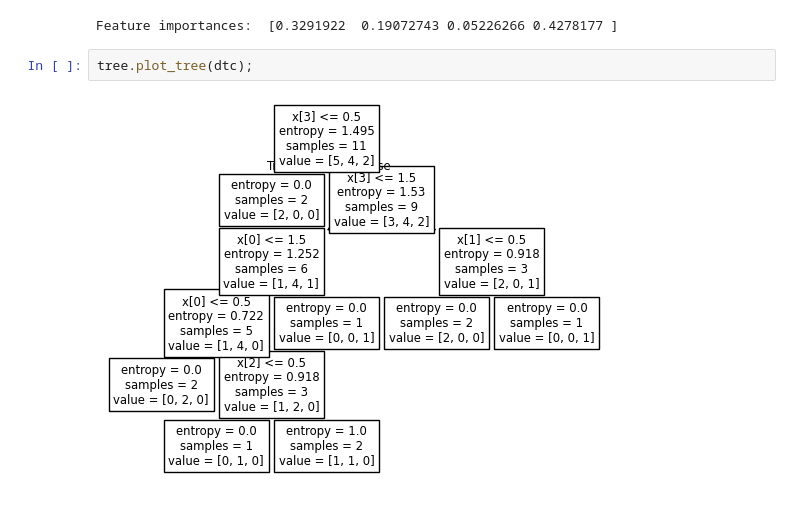
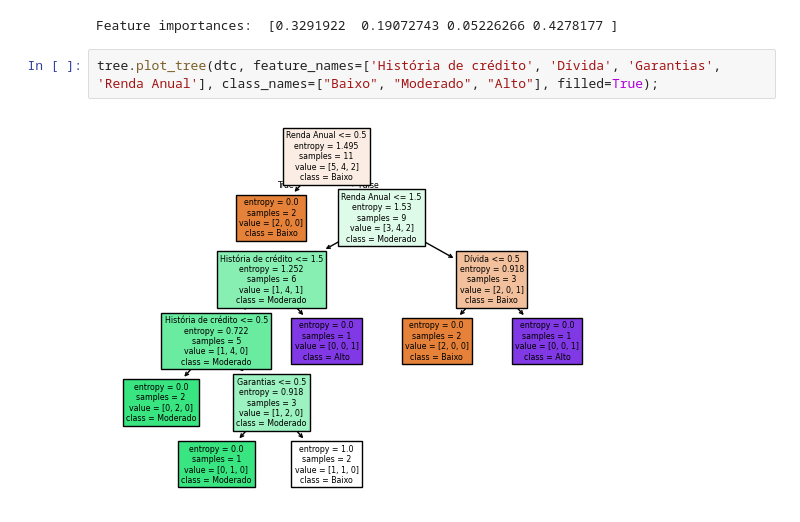
Before and after one commit to ElioenaiFerrari/credit_risk, a Jupyter notebook: decision_tree.ipynb, the cells around one changed output. Cells and saved outputs as stored; diff of their text form.

Commit message:
trees

```diff
--- a/decision_tree.ipynb
+++ b/decision_tree.ipynb
@@ -84,7 +85,7 @@ weighted avg       0.50      0.67      0.56         3
 print("Feature importances: ", dtc.feature_importances_)
 # %% [output]
 Feature importances:  [0.3291922  0.19072743 0.05226266 0.4278177 ]
-# %%
-tree.plot_tree(dtc);
-# %% [output]
-[figure, removed]
+# %%
+tree.plot_tree(dtc, feature_names=['História de crédito', 'Dívida', 'Garantias', 'Renda Anual'], class_names=["Baixo", "Moderado", "Alto"], filled=True);
+# %% [output]
+[figure, added]
```
Also changed, not shown: parts of 1 cell of this notebook.
